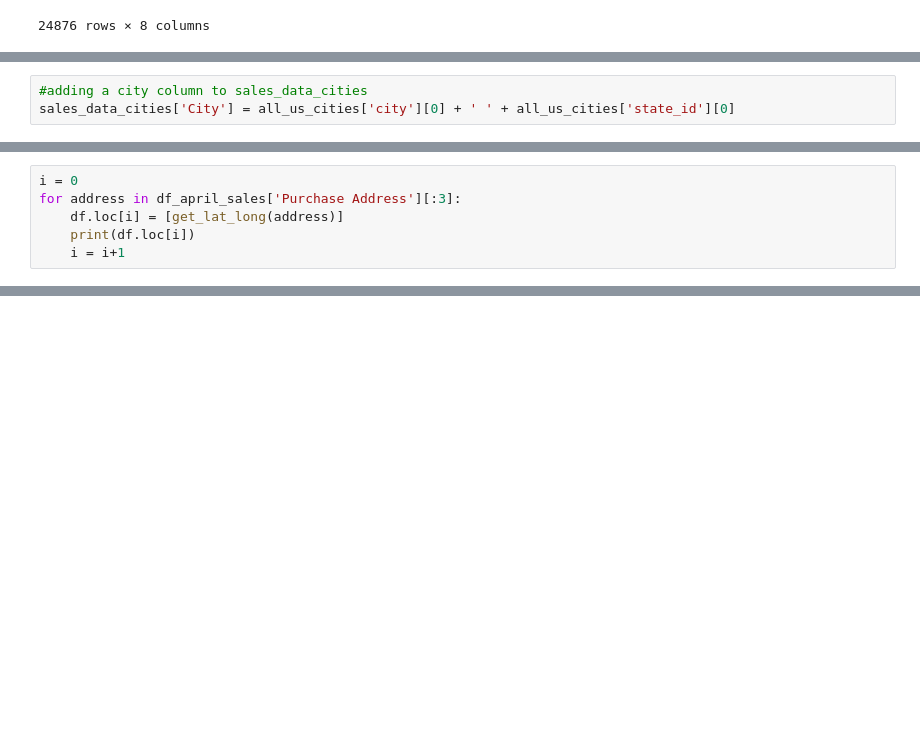
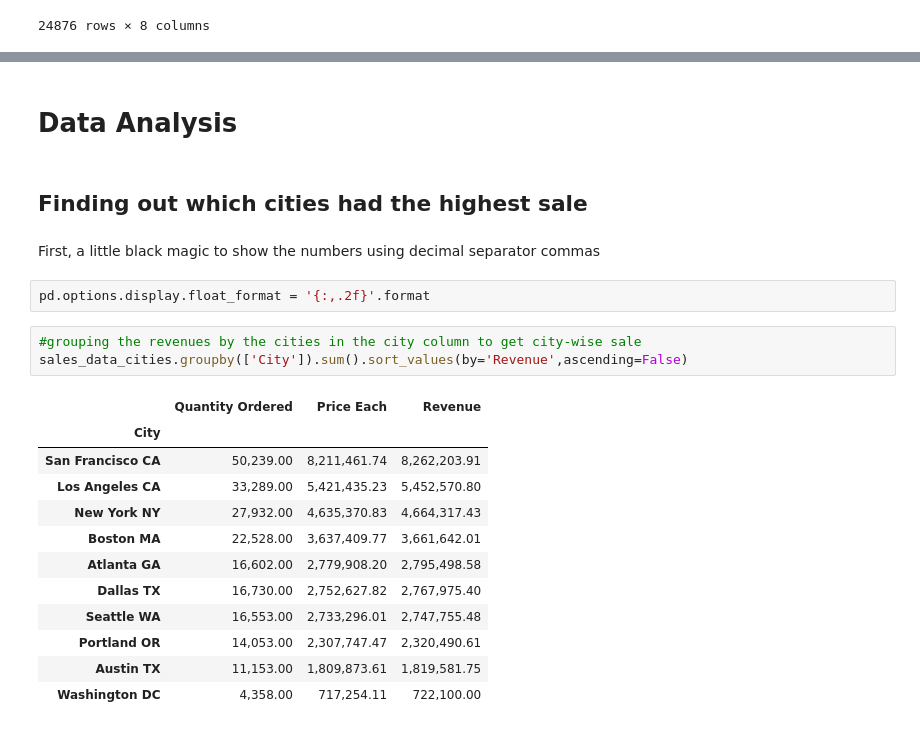
Before and after one commit to Saminyead/Location-wise-Sales-Data-from-Non-uniform-Address-Formats, a Jupyter notebook: Comparing_to_public_dataset.ipynb, the cells around one changed output, grey strips where cells are left out. Saved outputs shown, nothing was run; the diff lists cells and outputs as text; blank space fills up the shorter version.

```diff
--- a/Comparing_to_public_dataset.ipynb
+++ b/Comparing_to_public_dataset.ipynb
@@ -283,3 +195,0 @@ memory usage: 18.0+ MB
-# %%
-#adding a city column to sales_data_cities
-sales_data_cities['City'] = all_us_cities['city'][0] + ' ' + all_us_cities['state_id'][0]
@@ -415,6 +195,0 @@ df
-# %%
-i = 0
-for address in df_april_sales['Purchase Address'][:3]:
-    df.loc[i] = [get_lat_long(address)]
-    print(df.loc[i])
-    i = i+1
@@ -469,0 +248,24 @@ df_april_sales['Product'].nunique()
+# %% [markdown]
+# Data Analysis
+# %% [markdown]
+## Finding out which cities had the highest sale
+# %% [markdown]
+First, a little black magic to show the numbers using decimal separator commas
+# %%
+pd.options.display.float_format = '{:,.2f}'.format
+# %%
+#grouping the revenues by the cities in the city column to get city-wise sale
+sales_data_cities.groupby(['City']).sum().sort_values(by='Revenue',ascending=False)
+# %% [output]
+|  | Quantity Ordered | Price Each | Revenue |
+| City |  |  |  |
+| San Francisco CA | 50,239.00 | 8,211,461.74 | 8,262,203.91 |
+| Los Angeles CA | 33,289.00 | 5,421,435.23 | 5,452,570.80 |
+| New York NY | 27,932.00 | 4,635,370.83 | 4,664,317.43 |
+| Boston MA | 22,528.00 | 3,637,409.77 | 3,661,642.01 |
+| Atlanta GA | 16,602.00 | 2,779,908.20 | 2,795,498.58 |
+| Dallas TX | 16,730.00 | 2,752,627.82 | 2,767,975.40 |
+| Seattle WA | 16,553.00 | 2,733,296.01 | 2,747,755.48 |
+| Portland OR | 14,053.00 | 2,307,747.47 | 2,320,490.61 |
+| Austin TX | 11,153.00 | 1,809,873.61 | 1,819,581.75 |
+| Washington DC | 4,358.00 | 717,254.11 | 722,100.00 |
```
Also changed, not shown: parts of 42 cells of this notebook.
